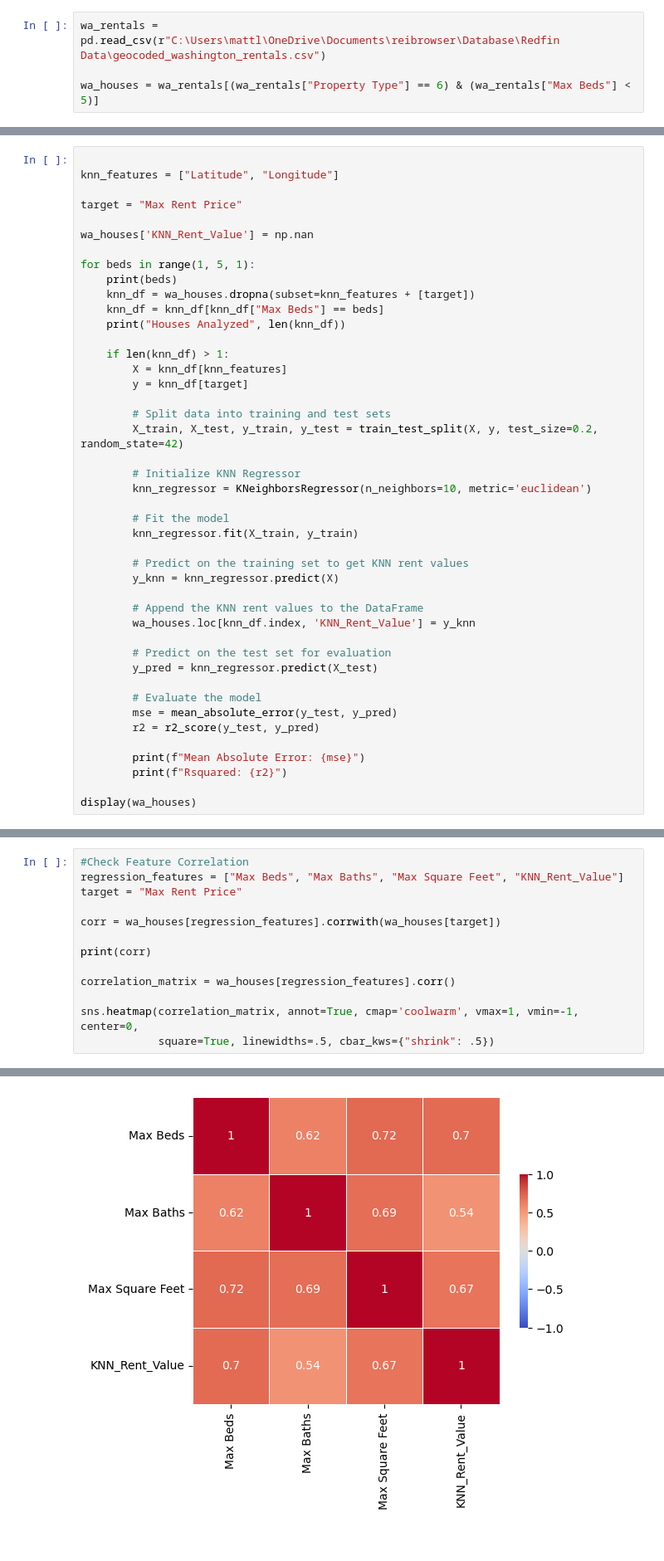
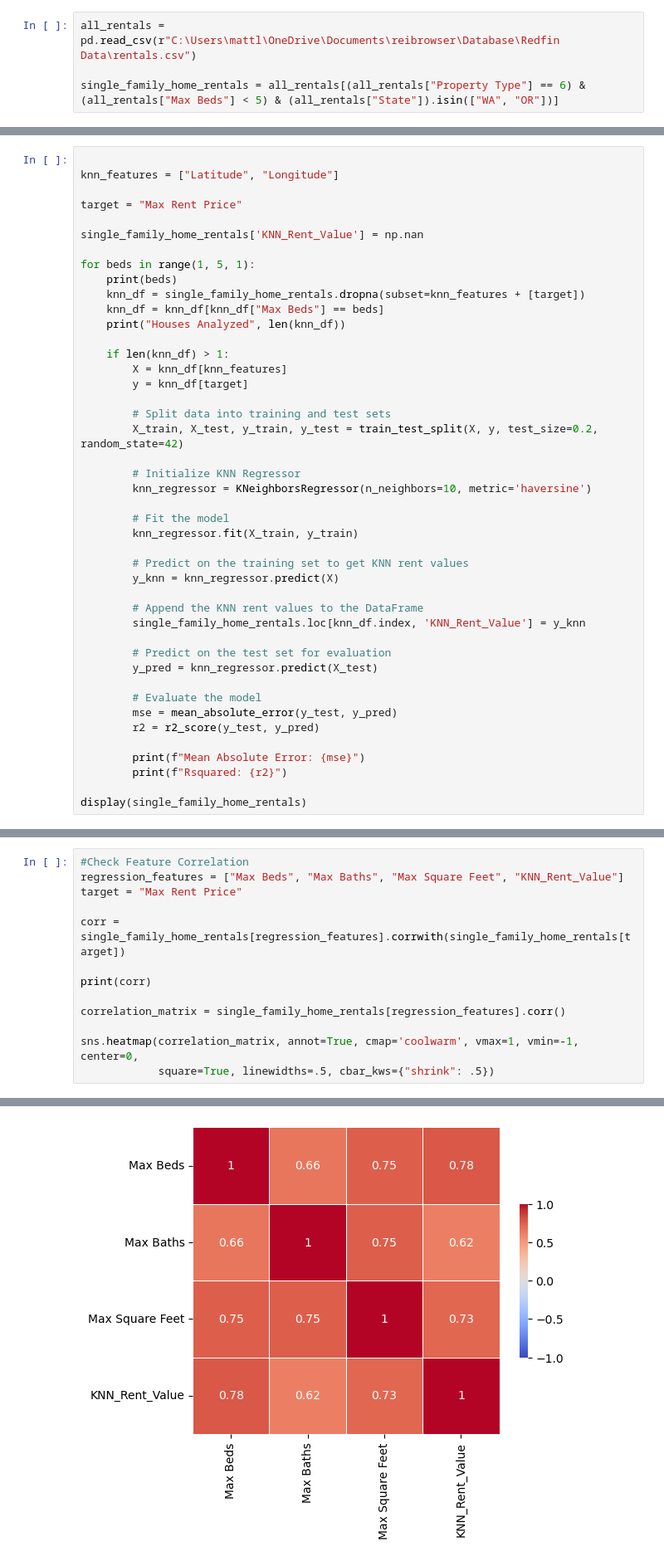
Before and after one commit to drago9773/stoebebirch, a Jupyter notebook: rent_prediction_exploration/rent_benchmark_first.ipynb, the cells around one changed output, grey strips where cells are left out. Shown at 83% size. Cells and saved outputs as stored; diff of their text form.

```diff
--- a/rent_prediction_exploration/rent_benchmark_first.ipynb
+++ b/rent_prediction_exploration/rent_benchmark_first.ipynb
@@ -9,7 +12,7 @@ import seaborn as sns
 # %%
-wa_rentals = pd.read_csv(r"C:\Users\mattl\OneDrive\Documents\reibrowser\Database\Redfin Data\geocoded_washington_rentals.csv")
+all_rentals = pd.read_csv(r"C:\Users\mattl\OneDrive\Documents\reibrowser\Database\Redfin Data\rentals.csv")
 
-wa_houses = wa_rentals[(wa_rentals["Property Type"] == 6) & (wa_rentals["Max Beds"] < 5)]
+single_family_home_rentals = all_rentals[(all_rentals["Property Type"] == 6) & (all_rentals["Max Beds"] < 5) & (all_rentals["State"]).isin(["WA", "OR"])]
 # %% [markdown]
 ## First Use KNN to get an average rent price for the 10 nearest houses with the same number of bedrooms
 # %%
@@ -18,11 +21,11 @@ knn_features = ["Latitude", "Longitude"]
 
 target = "Max Rent Price"
 
-wa_houses['KNN_Rent_Value'] = np.nan
+single_family_home_rentals['KNN_Rent_Value'] = np.nan
 
 for beds in range(1, 5, 1):
     print(beds)
-    knn_df = wa_houses.dropna(subset=knn_features + [target])
+    knn_df = single_family_home_rentals.dropna(subset=knn_features + [target])
     knn_df = knn_df[knn_df["Max Beds"] == beds]
     print("Houses Analyzed", len(knn_df))
 
@@ -34,7 +37,7 @@ for beds in range(1, 5, 1):
         X_train, X_test, y_train, y_test = train_test_split(X, y, test_size=0.2, random_state=42)
 
         # Initialize KNN Regressor
-        knn_regressor = KNeighborsRegressor(n_neighbors=10, metric='euclidean')
+        knn_regressor = KNeighborsRegressor(n_neighbors=10, metric='haversine')
 
         # Fit the model
         knn_regressor.fit(X_train, y_train)
@@ -43,7 +46,7 @@ for beds in range(1, 5, 1):
         y_knn = knn_regressor.predict(X)
 
         # Append the KNN rent values to the DataFrame
-        wa_houses.loc[knn_df.index, 'KNN_Rent_Value'] = y_knn
+        single_family_home_rentals.loc[knn_df.index, 'KNN_Rent_Value'] = y_knn
 
         # Predict on the test set for evaluation
         y_pred = knn_regressor.predict(X_test)
@@ -55,6 +58,6 @@ for beds in range(1, 5, 1):
         print(f"Mean Absolute Error: {mse}")
         print(f"Rsquared: {r2}")
 
-display(wa_houses)
+display(single_family_home_rentals)
 # %% [output]
 1
@@ -98,11 +101,11 @@ See the caveats in the documentation: https://pandas.pydata.org/pandas-docs/stab
 regression_features = ["Max Beds", "Max Baths", "Max Square Feet", "KNN_Rent_Value"]
 target = "Max Rent Price"
 
-corr = wa_houses[regression_features].corrwith(wa_houses[target])
+corr = single_family_home_rentals[regression_features].corrwith(single_family_home_rentals[target])
 
 print(corr)
 
-correlation_matrix = wa_houses[regression_features].corr()
+correlation_matrix = single_family_home_rentals[regression_features].corr()
 
 sns.heatmap(correlation_matrix, annot=True, cmap='coolwarm', vmax=1, vmin=-1, center=0,
             square=True, linewidths=.5, cbar_kws={"shrink": .5})
@@ -114,4 +117,4 @@ KNN_Rent_Value     0.793267
 dtype: float64
 <Axes: >
-[figure, old version]
+[figure, new version]
 # %%
```
Also changed, not shown: parts of 12 cells of this notebook, 3 other files.
